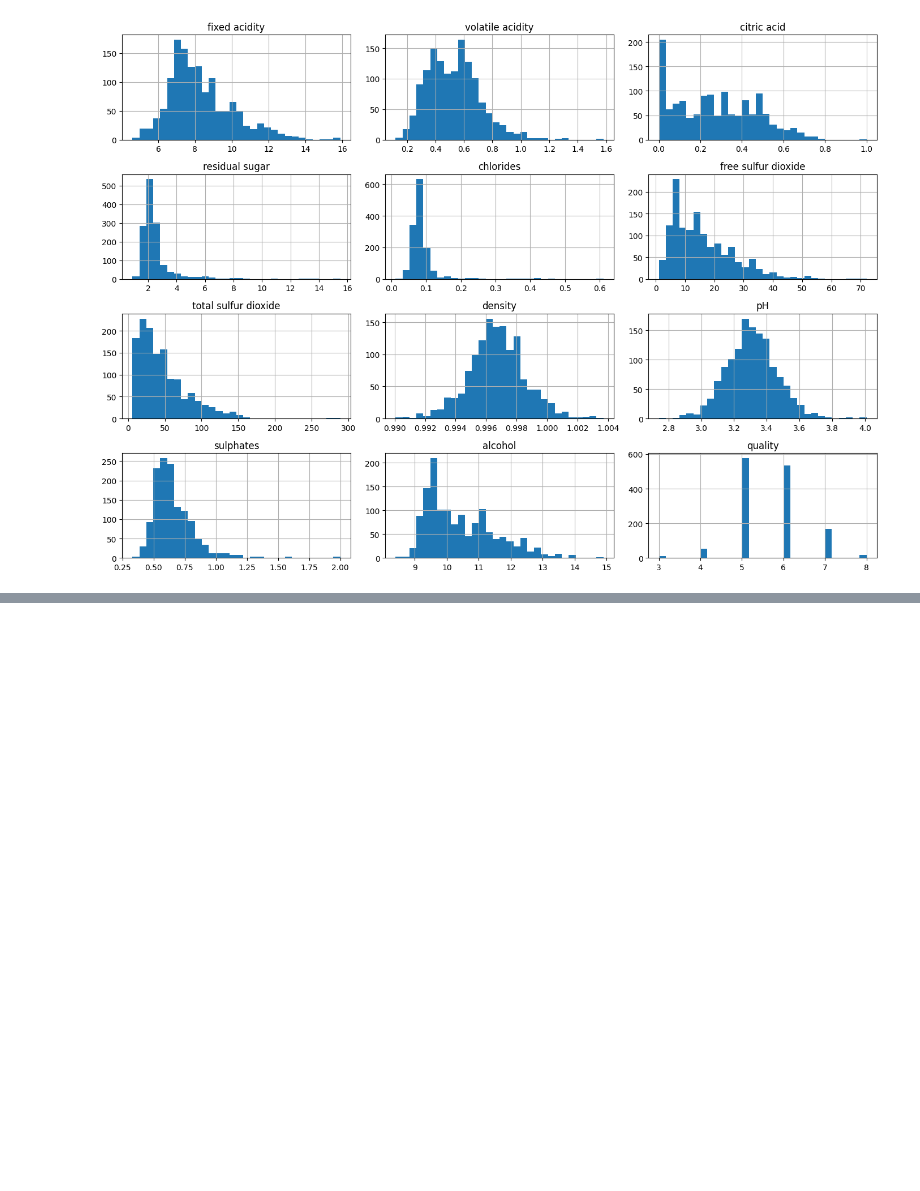
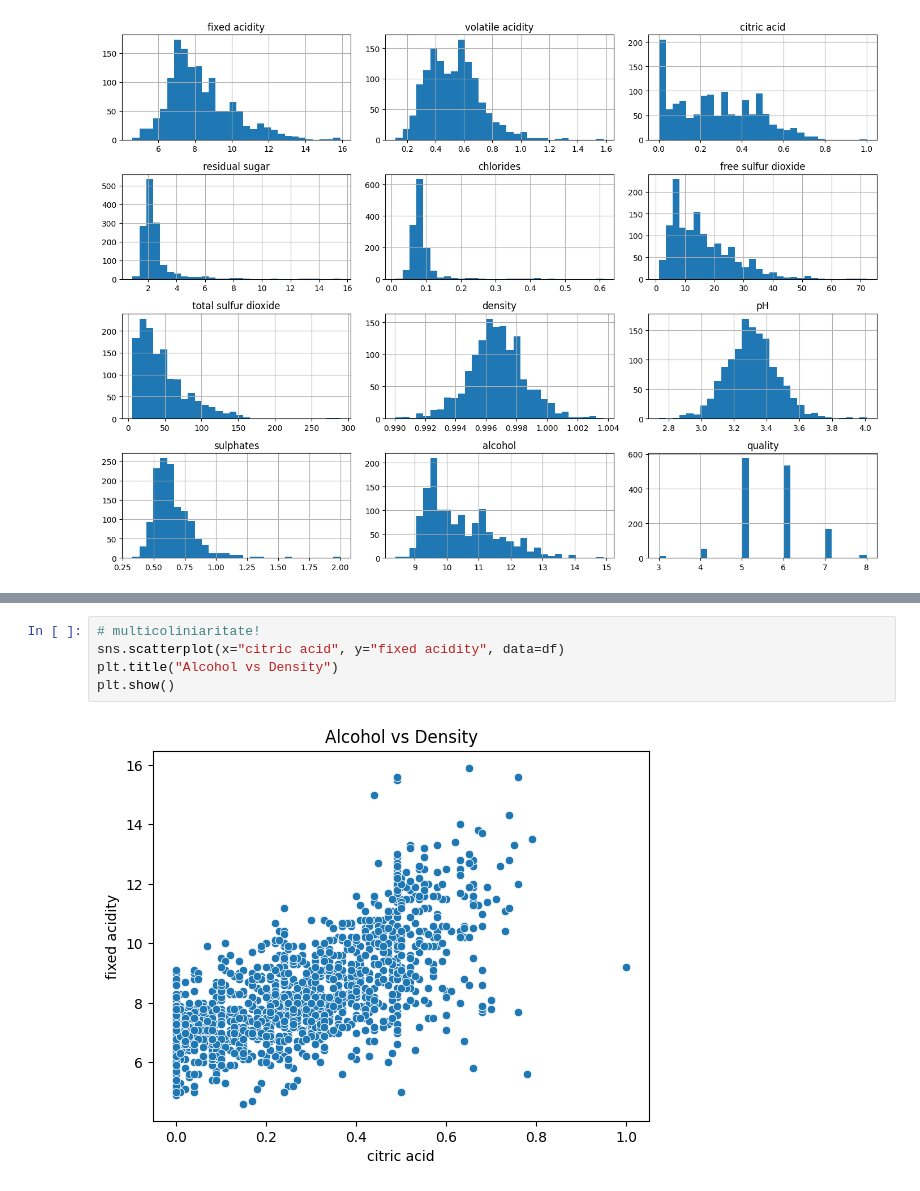
Before and after one commit to bratzaharia/django-react-CRUD, a Jupyter notebook: Project2_Wine_Quality_Scoring.ipynb, the cells around one changed output, grey strips where cells are left out. Drawn from its saved outputs; the diff is of its cells as text; blank space fills up the shorter version.

```diff
--- a/Project2_Wine_Quality_Scoring.ipynb
+++ b/Project2_Wine_Quality_Scoring.ipynb
@@ -177,0 +210,7 @@ plt.show()
+# %%
+# multicoliniaritate!
+sns.scatterplot(x="citric acid", y="fixed acidity", data=df)
+plt.title("Alcohol vs Density")
+plt.show()
+# %% [output]
+[figure, added]
```
Also changed, not shown: parts of 5 cells of this notebook.
